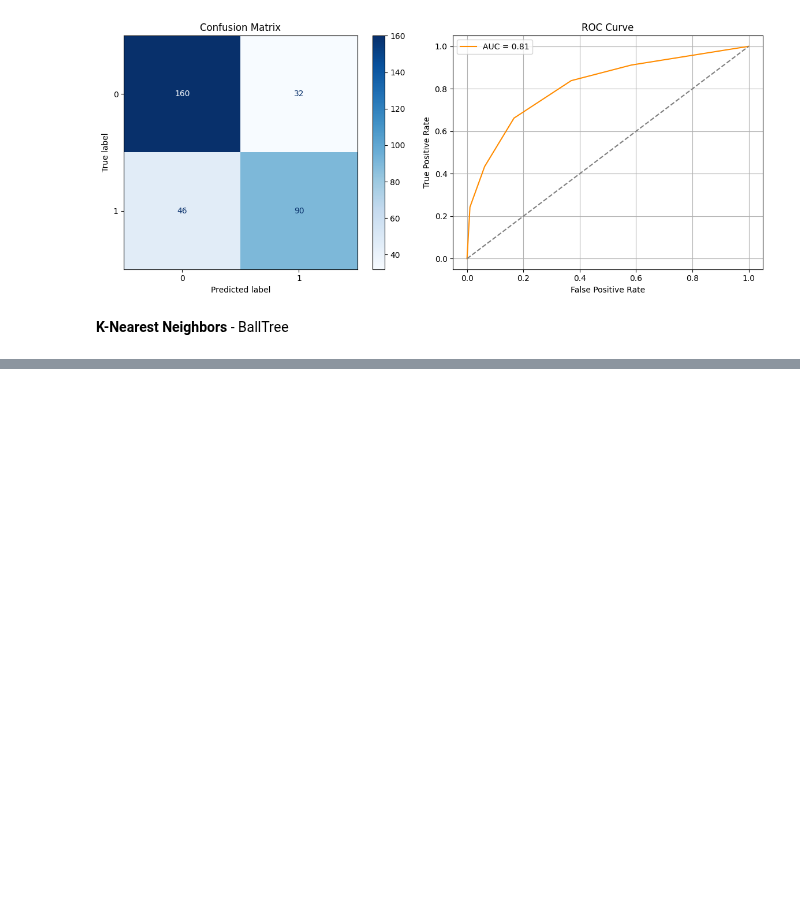
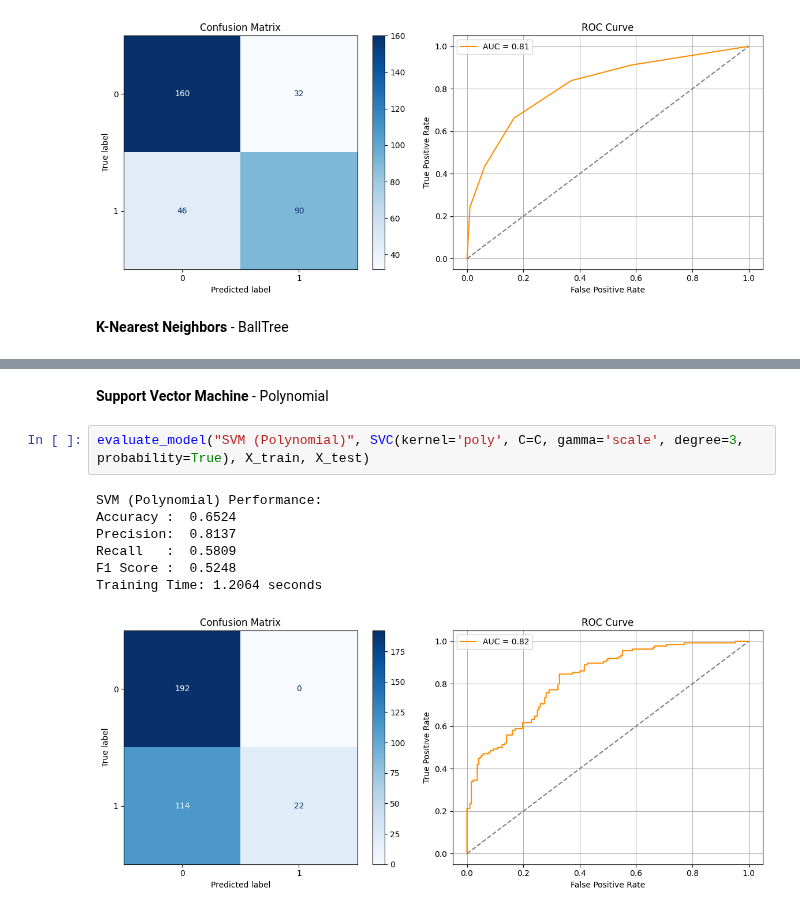
Before and after one commit to vidarshanaa15/ml-expt-3, a Jupyter notebook: Experiment-3/expt-3.ipynb, the cells around one changed output, grey strips where cells are left out. Drawn from its saved outputs; the diff is of its cells as text; blank space fills up the shorter version.

```diff
--- a/Experiment-3/expt_3.ipynb
+++ b/Experiment-3/expt-3.ipynb
@@ -204,0 +233,12 @@ Training Time: 0.0089 seconds
+# %% [markdown]
+**Support Vector Machine** - Polynomial
+# %%
+evaluate_model("SVM (Polynomial)", SVC(kernel='poly', C=C, gamma='scale', degree=3, probability=True), X_train, X_test)
+# %% [output]
+SVM (Polynomial) Performance:
+Accuracy :  0.6524
+Precision:  0.8137
+Recall   :  0.5809
+F1 Score :  0.5248
+Training Time: 1.2064 seconds
+[figure, added]
```
Also changed, not shown: parts of 17 cells of this notebook, 9 other files.
